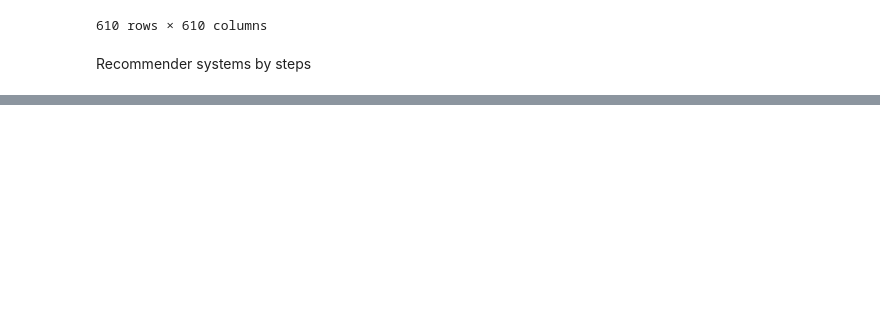
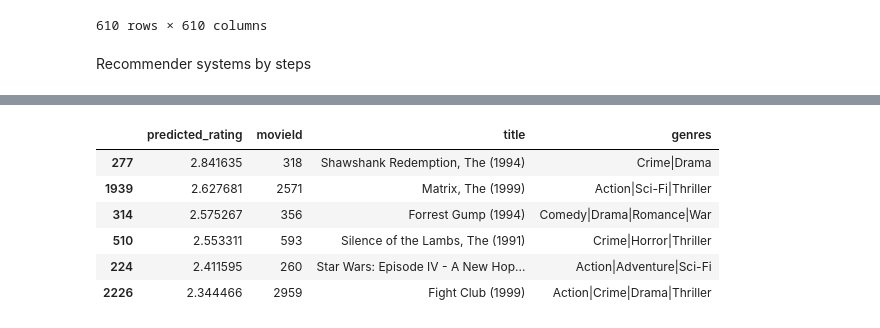
Before and after one commit to Joldon/Recommender_app, a Jupyter notebook: movies_recommender.ipynb, the cells around one changed output, grey strips where cells are left out. Drawn from its saved outputs; the diff is of its cells as text; code cells hidden in the pictures; blank space fills up the shorter version.

```diff
--- a/movies_recommender.ipynb
+++ b/movies_recommender.ipynb
@@ -130,0 +235,21 @@ Recommender systems by steps
+# %%
+
+def recommend_movies(userId, n):
+    # compute the weights
+    weights = (
+        user_similarities.query('userId != @userId')[userId] / sum(user_similarities.query('userId != @userId')[userId])
+    )
+    user_unrated_movies = user_ratings.loc[user_ratings.index != userId, user_ratings.loc[userId, :] == 0]
+    weighted_averages = pd.DataFrame(user_unrated_movies.T.dot(weights), columns=['predicted_rating'])
+    movie_recommendations = weighted_averages.merge(movies, left_index=True, right_on='movieId').sort_values('predicted_rating', ascending=False)
+    return movie_recommendations.head(n)
+# %%
+recommend_movies(23, 6)
+# %% [output]
+|  | predicted_rating | movieId | title | genres |
+| 277 | 2.841635 | 318 | Shawshank Redemption, The (1994) | Crime|Drama |
+| 1939 | 2.627681 | 2571 | Matrix, The (1999) | Action|Sci-Fi|Thriller |
+| 314 | 2.575267 | 356 | Forrest Gump (1994) | Comedy|Drama|Romance|War |
+| 510 | 2.553311 | 593 | Silence of the Lambs, The (1991) | Crime|Horror|Thriller |
+| 224 | 2.411595 | 260 | Star Wars: Episode IV - A New Hop... | Action|Adventure|Sci-Fi |
+| 2226 | 2.344466 | 2959 | Fight Club (1999) | Action|Crime|Drama|Thriller |
```
Also changed, not shown: parts of 6 cells of this notebook.
